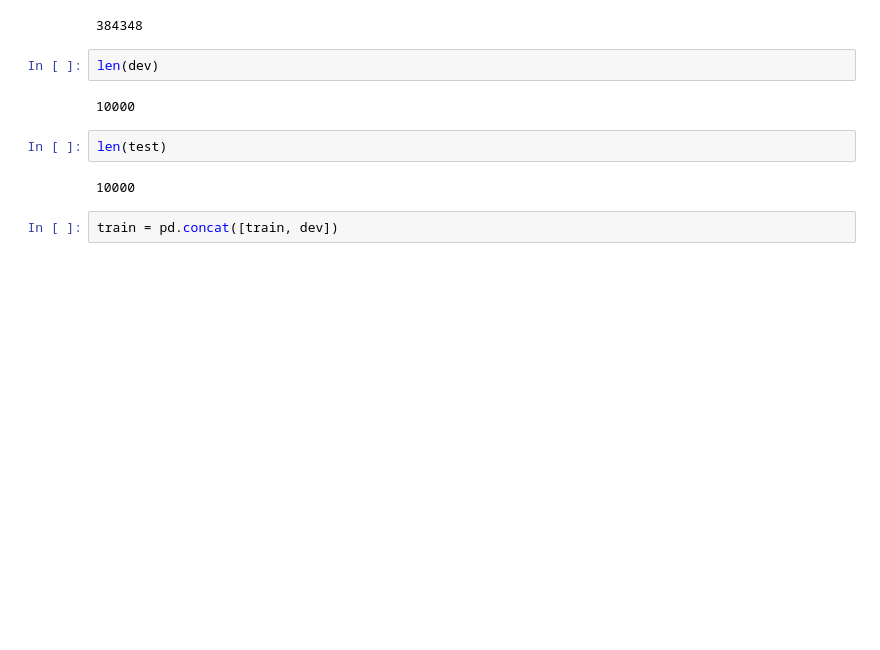
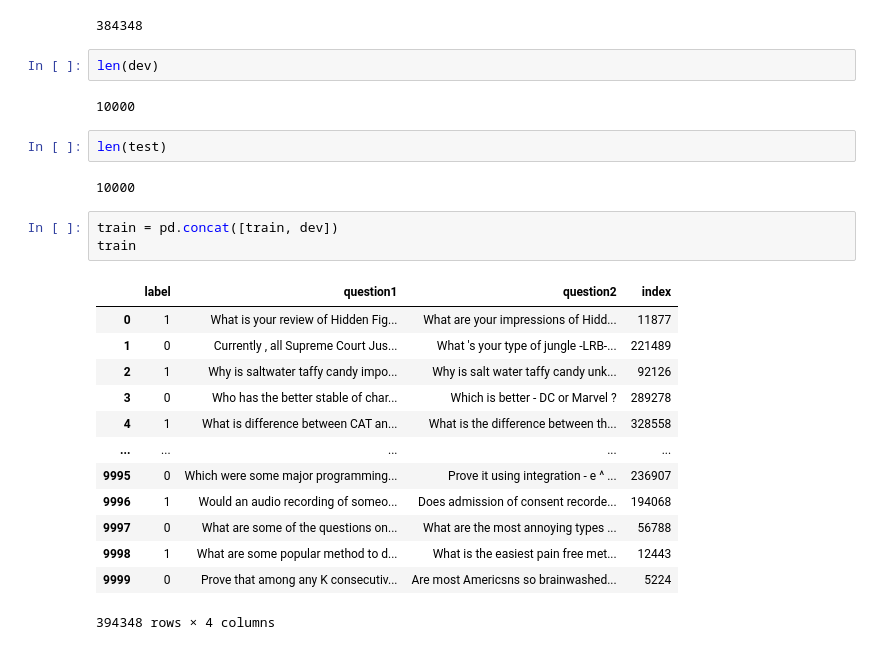
Before and after one commit to danielgarel/NLP_project, a Jupyter notebook: Data_import.ipynb, the cells around one changed output. Saved outputs shown, nothing was run; the diff lists cells and outputs as text; blank space fills up the shorter version.

```diff
--- a/Data_import.ipynb
+++ b/Data_import.ipynb
@@ -114,4 +81,19 @@ len(test)
 10000
 # %%
 train = pd.concat([train, dev])
+train
+# %% [output]
+|  | label | question1 | question2 | index |
+| 0 | 1 | What is your review of Hidden Fig... | What are your impressions of Hidd... | 11877 |
+| 1 | 0 | Currently , all Supreme Court Jus... | What 's your type of jungle -LRB-... | 221489 |
+| 2 | 1 | Why is saltwater taffy candy impo... | Why is salt water taffy candy unk... | 92126 |
+| 3 | 0 | Who has the better stable of char... | Which is better - DC or Marvel ? | 289278 |
+| 4 | 1 | What is difference between CAT an... | What is the difference between th... | 328558 |
+| ... | ... | ... | ... | ... |
+| 9995 | 0 | Which were some major programming... | Prove it using integration - e ^ ... | 236907 |
+| 9996 | 1 | Would an audio recording of someo... | Does admission of consent recorde... | 194068 |
+| 9997 | 0 | What are some of the questions on... | What are the most annoying types ... | 56788 |
+| 9998 | 1 | What are some popular method to d... | What is the easiest pain free met... | 12443 |
+| 9999 | 0 | Prove that among any K consecutiv... | Are most Americsns so brainwashed... | 5224 |
+394348 rows × 4 columns
 # %%
```
Also changed, not shown: parts of 38 cells of this notebook, 1 other file.
